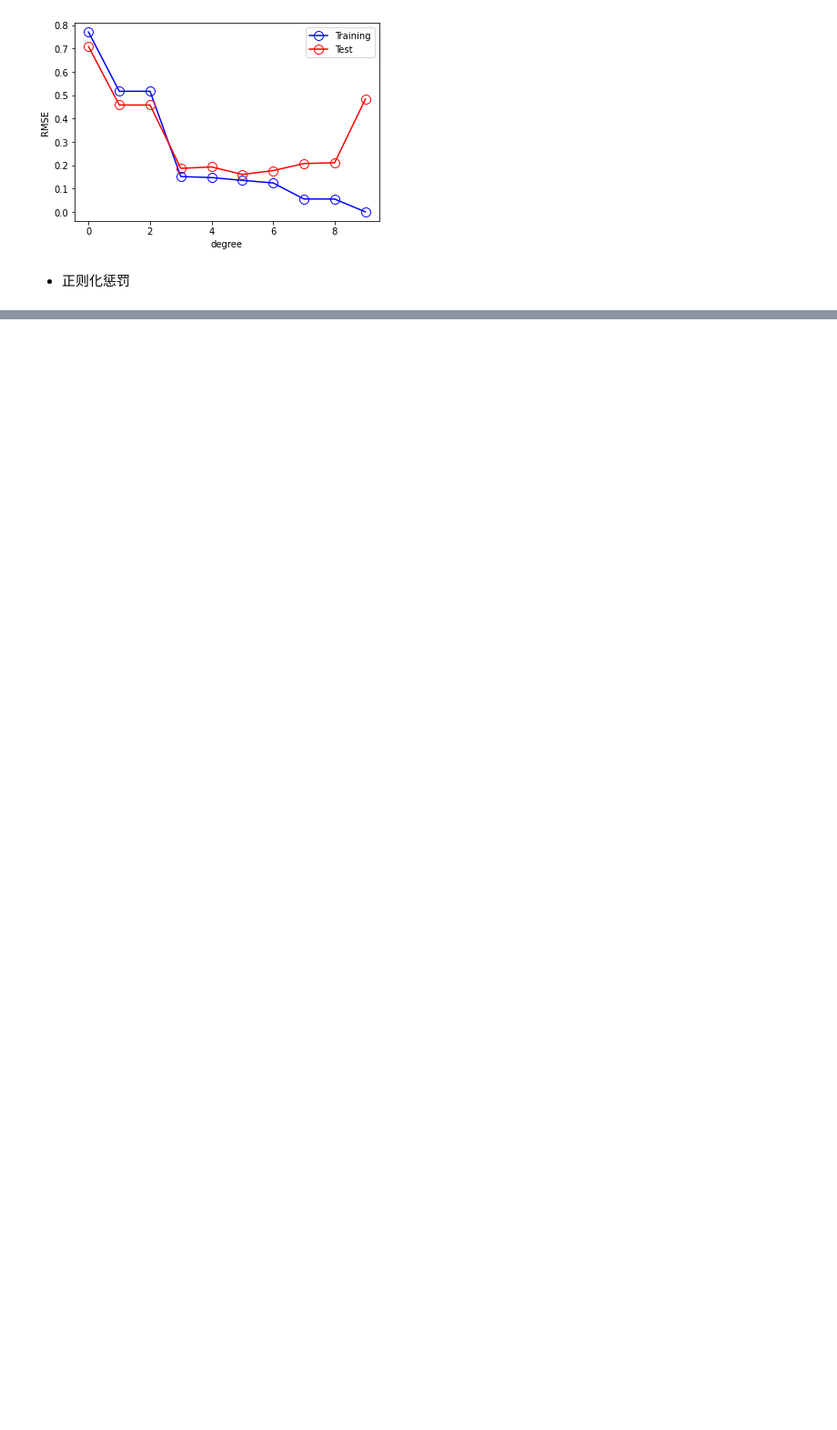
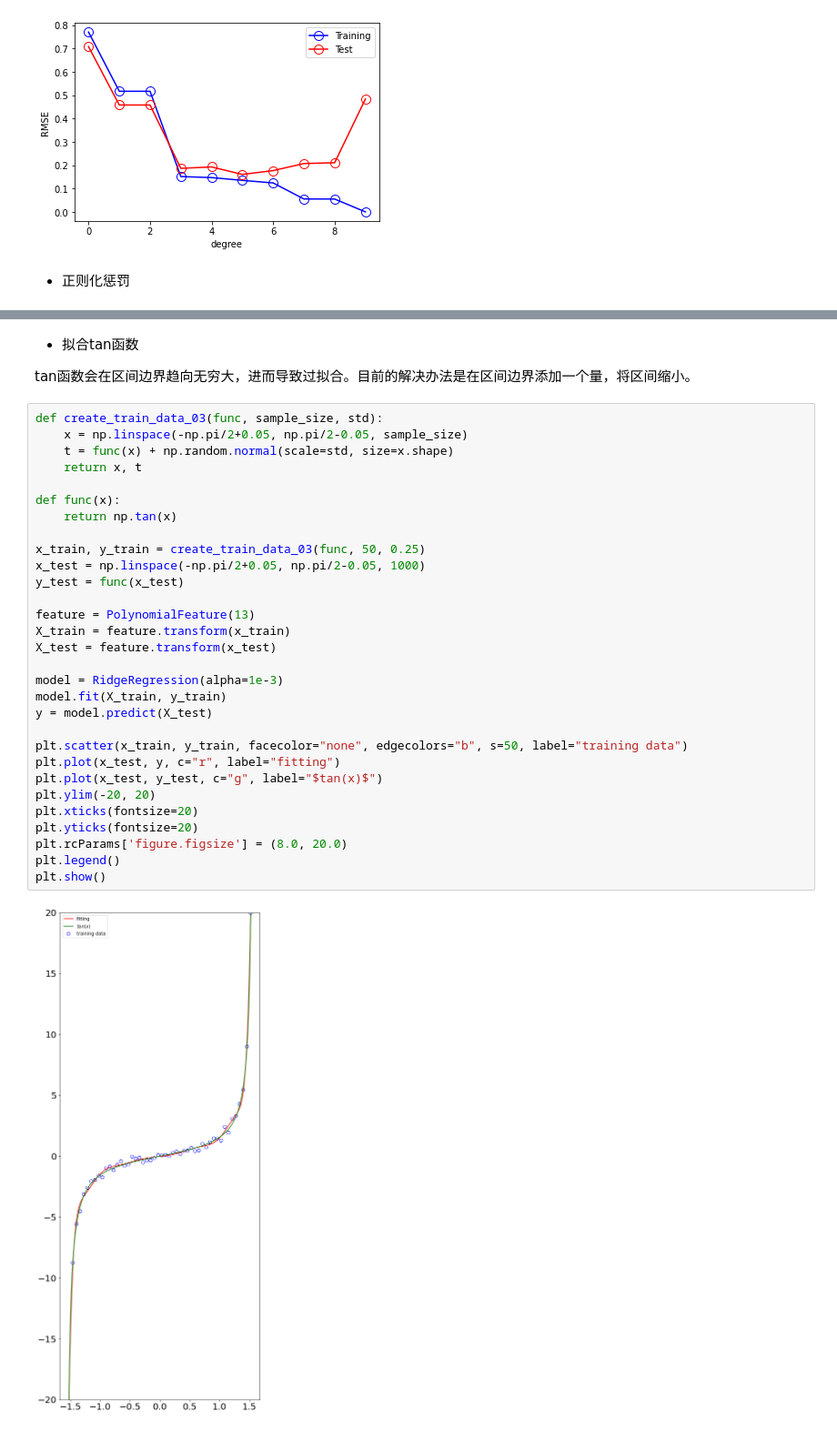
Before and after one commit to Dirt030/PRML_Learning, a Jupyter notebook: notebooks/lesson2.ipynb, the cells around one changed output, grey strips where cells are left out. Shown at 91% size. Saved outputs shown, nothing was run; the diff lists cells and outputs as text; blank space fills up the shorter version.

```diff
--- a/notebooks/lesson2.ipynb
+++ b/notebooks/lesson2.ipynb
@@ -98,0 +173,36 @@ plt.show()
+# %% [markdown]
+- 拟合tan函数
+
+tan函数会在区间边界趋向无穷大，进而导致过拟合。目前的解决办法是在区间边界添加一个量，将区间缩小。
+# %%
+def create_train_data_03(func, sample_size, std):
+    x = np.linspace(-np.pi/2+0.05, np.pi/2-0.05, sample_size)
+    t = func(x) + np.random.normal(scale=std, size=x.shape)
+    return x, t
+
+def func(x):
+    return np.tan(x)
+
+x_train, y_train = create_train_data_03(func, 50, 0.25)
+x_test = np.linspace(-np.pi/2+0.05, np.pi/2-0.05, 1000)
+y_test = func(x_test)
+
+feature = PolynomialFeature(13)
+X_train = feature.transform(x_train)
+X_test = feature.transform(x_test)
+
+model = RidgeRegression(alpha=1e-3)
+model.fit(X_train, y_train)
+y = model.predict(X_test)
+
+plt.scatter(x_train, y_train, facecolor="none", edgecolors="b", s=50, label="training data")
+plt.plot(x_test, y, c="r", label="fitting")
+plt.plot(x_test, y_test, c="g", label="$tan(x)$")
+plt.ylim(-20, 20)
+plt.xticks(fontsize=20)
+plt.yticks(fontsize=20)
+plt.rcParams['figure.figsize'] = (8.0, 20.0)
+plt.legend()
+plt.show()
+# %% [output]
+[figure, added]
```
Also changed, not shown: parts of 5 cells of this notebook.
